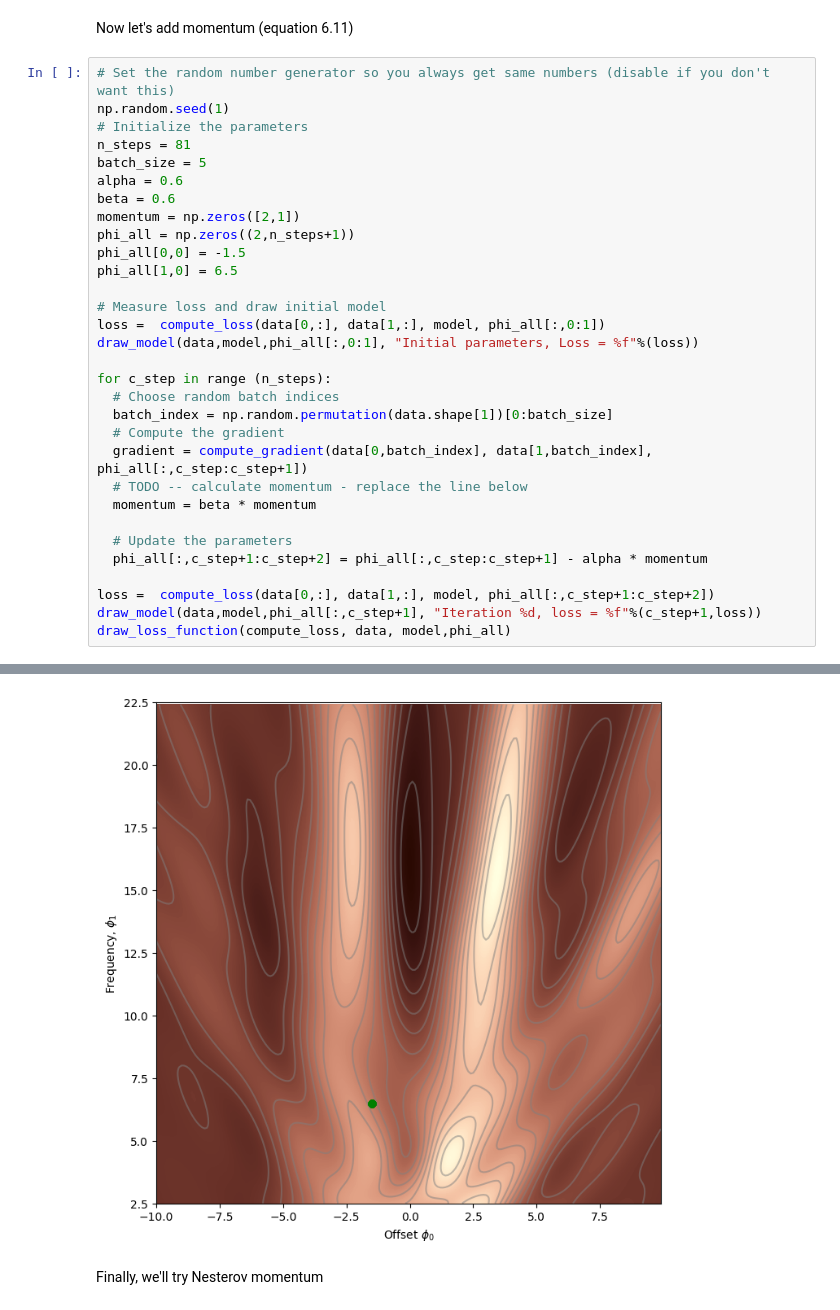
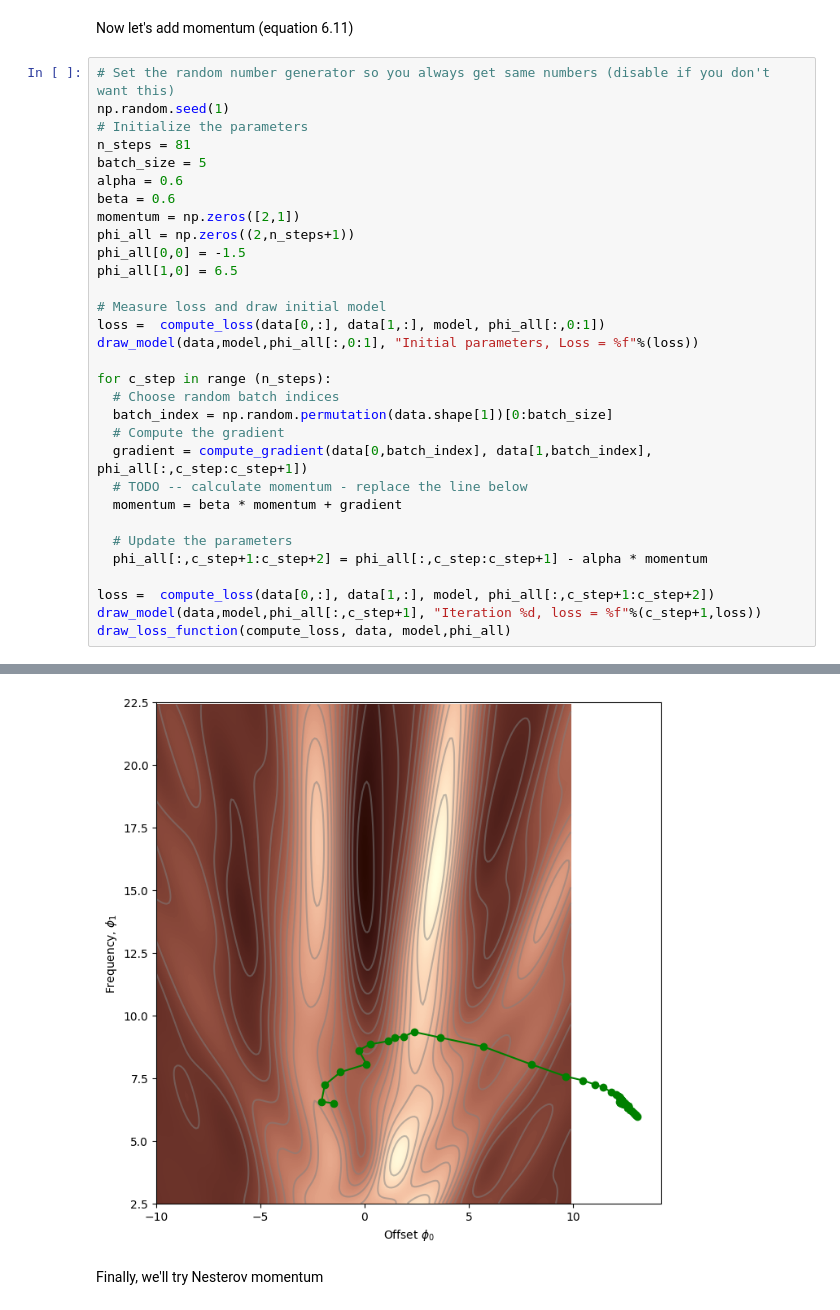
Before and after one commit to anjandhungana/udlbook, a Jupyter notebook: Notebooks/Chap06/6_4_Momentum.ipynb, the cells around one changed output, grey strips where cells are left out. Drawn from its saved outputs; the diff is of its cells as text.

```diff
--- a/Notebooks/Chap06/6_4_Momentum.ipynb
+++ b/Notebooks/Chap06/6_4_Momentum.ipynb
@@ -184,7 +184,7 @@ for c_step in range (n_steps):
   # Compute the gradient
   gradient = compute_gradient(data[0,batch_index], data[1,batch_index],  phi_all[:,c_step:c_step+1])
   # TODO -- calculate momentum - replace the line below
-  momentum = beta * momentum
+  momentum = beta * momentum + gradient
 
   # Update the parameters
   phi_all[:,c_step+1:c_step+2] = phi_all[:,c_step:c_step+1] - alpha * momentum
@@ -198,4 +198,4 @@ draw_loss_function(compute_loss, data, model,phi_all)
-[figure, old version]
+[figure, new version]
 # %% [markdown]
 Finally, we'll try Nesterov momentum
 # %%
```
Also changed, not shown: parts of 2 cells of this notebook.
